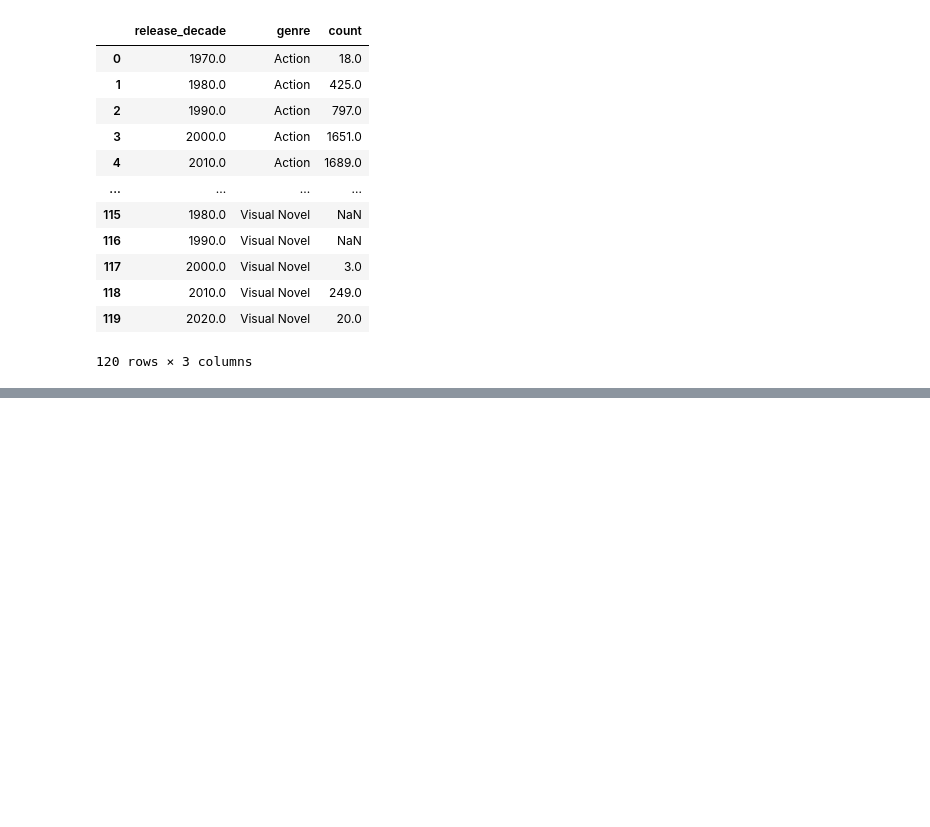
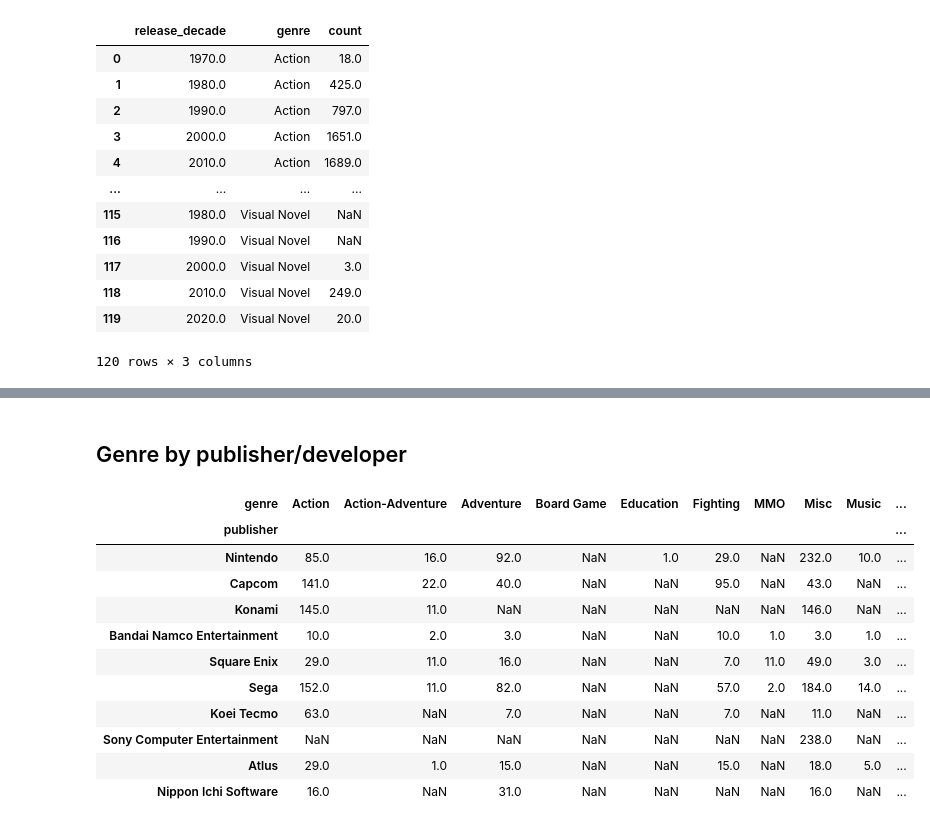
Before and after one commit to PawelG-WWA/Public_Projects, a Jupyter notebook: DataAnalysis/VideoGamesAnalysis/metacritic_analysis.ipynb, the cells around one changed output, grey strips where cells are left out. Saved outputs shown, nothing was run; the diff lists cells and outputs as text; code cells hidden in the pictures; blank space fills up the shorter version.

Commit message:
Vg/genre per publisher loc (#12)
* added plots for genres per publishers

* improved data quality regarding publishers

```diff
--- a/DataAnalysis/VideoGamesAnalysis/metacritic_analysis.ipynb
+++ b/DataAnalysis/VideoGamesAnalysis/metacritic_analysis.ipynb
@@ -208,0 +200,60 @@ df_unique_games[df_unique_games['genre'] == 'Action-Adventure']
+# %% [markdown]
+## Genre by publisher/developer
+# %%
+df_genres_per_publisher = df_unique_games.groupby(['publisher', 'genre']).size().unstack()
+df_genres_per_publisher = df_genres_per_publisher[(df_genres_per_publisher.sum(axis=1) > 20)]
+
+# Sum Konami
+df_genres_per_publisher.loc['Konami'] = df_genres_per_publisher.loc['Konami'] + df_genres_per_publisher.loc['Konami Digital Entertainment']
+df_genres_per_publisher.drop('Konami Digital Entertainment', inplace=True)
+
+# Sum Namco
+df_genres_per_publisher.loc['Namco'] = df_genres_per_publisher.loc['Namco'] + \
+                                        df_genres_per_publisher.loc['Bandai Namco Games'] + \
+                                        df_genres_per_publisher.loc['Bandai Namco Entertainment'] + \
+                                        df_genres_per_publisher.loc['Namco Bandai'] + \
+                                        df_genres_per_publisher.loc['Namco Bandai Games']
+df_genres_per_publisher.drop(['Bandai Namco Games', 'Bandai Namco Entertainment', 'Namco Bandai', 'Namco Bandai Games'])
+
+# Sum Tecmo
+df_genres_per_publisher.loc['Koei Tecmo'] = df_genres_per_publisher.loc['Koei Tecmo'] + df_genres_per_publisher.loc['Tecmo Koei']
+df_genres_per_publisher.drop('Tecmo Koei', inplace=True)
+
+# Sum Sony
+df_genres_per_publisher.loc['Sony Computer Entertainment'] = df_genres_per_publisher.loc['Sony Computer Entertainment'] + \
+                                                            df_genres_per_publisher.loc['Sony Computer Entertainment America'] + \
+                                                            df_genres_per_publisher.loc['Sony Imagesoft'] + \
+                                                            df_genres_per_publisher.loc['Sony Interactive Entertainment'] + \
+                                                            df_genres_per_publisher.loc['Sony Online Entertainment']
+df_genres_per_publisher.drop(['Sony Computer Entertainment America', 'Sony Imagesoft', 'Sony Interactive Entertainment', 'Sony Online Entertainment'], inplace=True)
+
+# Sum Nippon Ichi Software
+df_genres_per_publisher.loc['Nippon Ichi Software'] = df_genres_per_publisher.loc['Nippon Ichi Software'] + df_genres_per_publisher.loc['NIS America']
+df_genres_per_publisher.drop('NIS America', inplace=True)
+
+df_genres_japanese = df_genres_per_publisher.loc[['Nintendo',
+                             'Capcom',
+                             'Konami',
+                             'Bandai Namco Entertainment',
+                             'Square Enix',
+                             'Sega',
+                             'Koei Tecmo',
+                             'Sony Computer Entertainment',
+                             'Atlus',
+                             'Nippon Ichi Software',
+                             ]]
+
+df_genres_japanese
+# %% [output]
+| genre | Action | Action-Adventure | Adventure | Board Game | Education | Fighting | MMO | Misc | Music | ... |
+| publisher |  |  |  |  |  |  |  |  |  | ... |
+| Nintendo | 85.0 | 16.0 | 92.0 | NaN | 1.0 | 29.0 | NaN | 232.0 | 10.0 | ... |
+| Capcom | 141.0 | 22.0 | 40.0 | NaN | NaN | 95.0 | NaN | 43.0 | NaN | ... |
+| Konami | 145.0 | 11.0 | NaN | NaN | NaN | NaN | NaN | 146.0 | NaN | ... |
+| Bandai Namco Entertainment | 10.0 | 2.0 | 3.0 | NaN | NaN | 10.0 | 1.0 | 3.0 | 1.0 | ... |
+| Square Enix | 29.0 | 11.0 | 16.0 | NaN | NaN | 7.0 | 11.0 | 49.0 | 3.0 | ... |
+| Sega | 152.0 | 11.0 | 82.0 | NaN | NaN | 57.0 | 2.0 | 184.0 | 14.0 | ... |
+| Koei Tecmo | 63.0 | NaN | 7.0 | NaN | NaN | 7.0 | NaN | 11.0 | NaN | ... |
+| Sony Computer Entertainment | NaN | NaN | NaN | NaN | NaN | NaN | NaN | 238.0 | NaN | ... |
+| Atlus | 29.0 | 1.0 | 15.0 | NaN | NaN | 15.0 | NaN | 18.0 | 5.0 | ... |
+| Nippon Ichi Software | 16.0 | NaN | 31.0 | NaN | NaN | NaN | NaN | 16.0 | NaN | ... |
```
Also changed, not shown: parts of 7 cells of this notebook.
